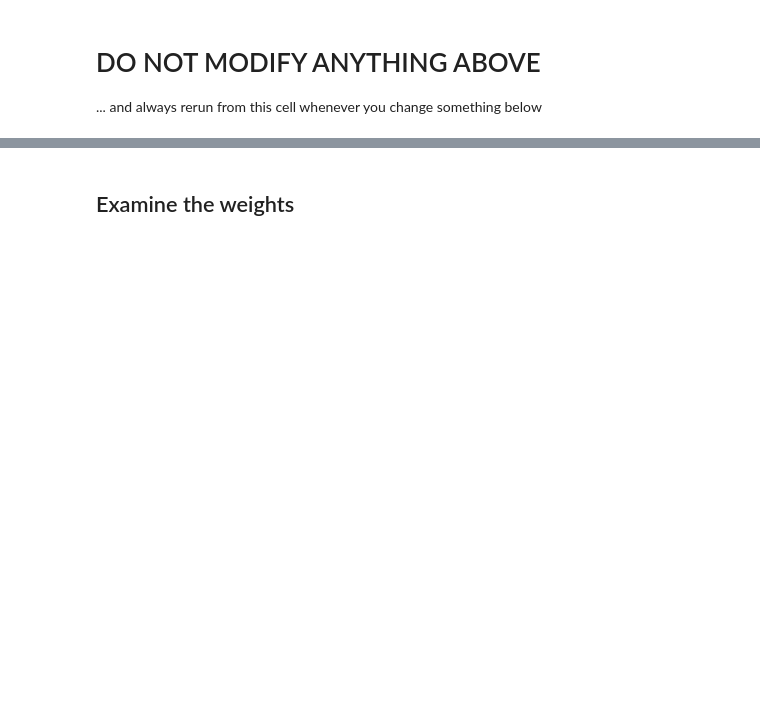
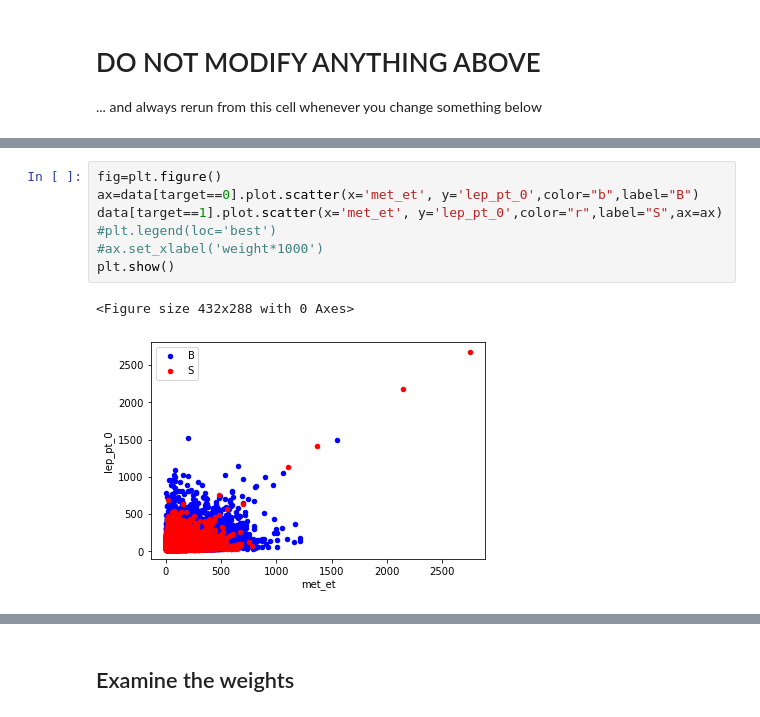
Before and after one commit to dhrou/HEPMLtutorials, a Jupyter notebook: HEPML_HandsOn_BDT.ipynb, the cells around one changed output, grey strips where cells are left out. Drawn from its saved outputs; the diff is of its cells as text; blank space fills up the shorter version.

```diff
--- a/HEPML_HandsOn_BDT.ipynb
+++ b/HEPML_HandsOn_BDT.ipynb
@@ -191,0 +239,10 @@ data.head()
+# %%
+fig=plt.figure()
+ax=data[target==0].plot.scatter(x='met_et', y='lep_pt_0',color="b",label="B")
+data[target==1].plot.scatter(x='met_et', y='lep_pt_0',color="r",label="S",ax=ax)
+#plt.legend(loc='best')
+#ax.set_xlabel('weight*1000')
+plt.show()
+# %% [output]
+<Figure size 432x288 with 0 Axes>
+[figure, added]
```
Also changed, not shown: parts of 36 cells of this notebook.
